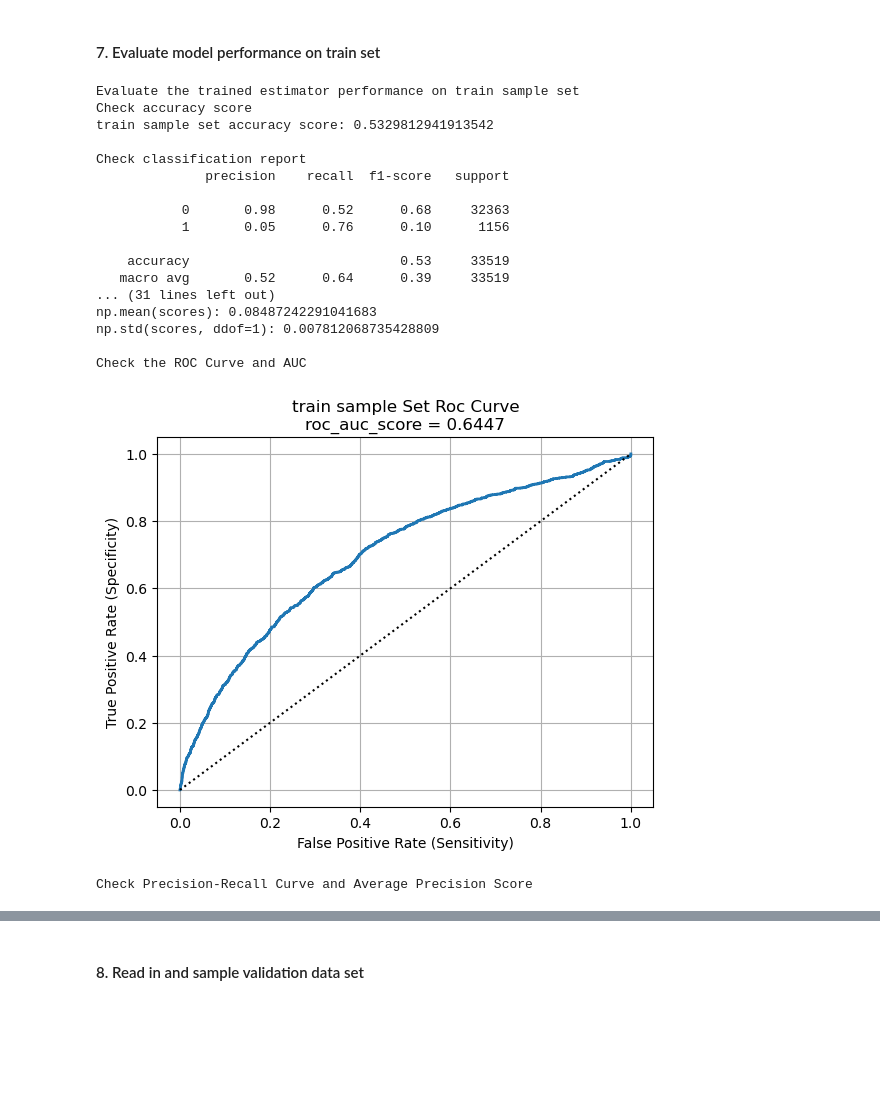
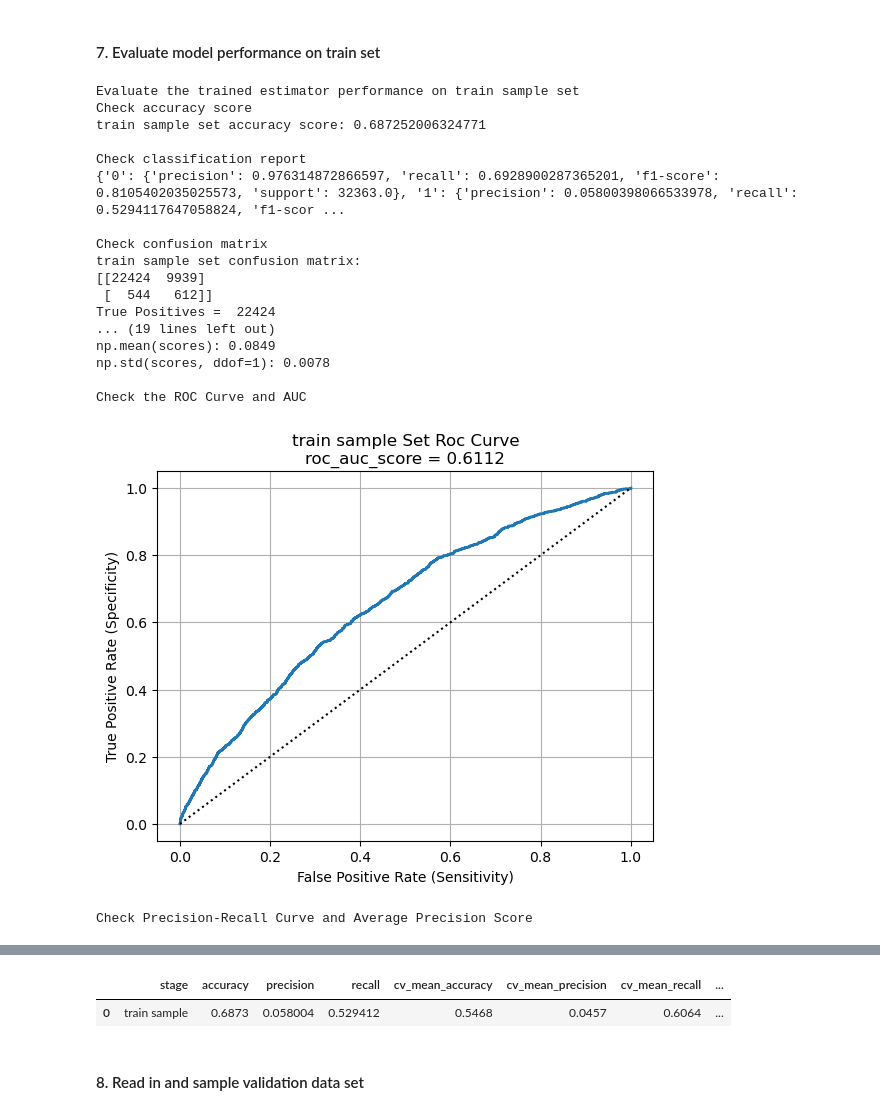
Before and after one commit to LiyangSong/Advertisement-CTR-Prediction, a Jupyter notebook: jupyter/model_exp_sgd.ipynb, the cells around one changed output, grey strips where cells are left out. Saved outputs shown, nothing was run; the diff lists cells and outputs as text; code cells hidden in the pictures; blank space fills up the shorter version.

```diff
--- a/jupyter/model_exp_sgd.ipynb
+++ b/jupyter/model_exp_sgd.ipynb
@@ -30,7 +31,7 @@ PERMUTATION_IMPORTANCE_RANDOM_STATE = 0
 
 ATTRS_TO_DROP = ['uid', 'app_score', 'his_on_shelf_time', 'task_id', 'spread_app_id', 'tags', 'dev_id']
 
-CVS_SCORING_LIST = ['accuracy', 'precision', 'recall', 'recall', 'f1']
+CVS_SCORING_LIST = ['accuracy', 'precision', 'recall', 'f1']
 PERMUTATION_SCORING_LIST = ['average_precision', 'roc_auc']
 PERM_DROP_THRESHOLD_PERCENT = 0.2
 # %% [markdown]
@@ -173,24 +174,25 @@ Pipeline(steps=[('preprocessor',
 # %% [markdown]
 #### 7. Evaluate model performance on train set
 # %%
-bin_class_utils.eval_class(train_cap_x_df, train_y_df, composite_estimator, "train sample", CVS_SCORING_LIST)
+eval_train_results = bin_class_utils.eval_class(train_cap_x_df, train_y_df, composite_estimator, "train sample", CVS_SCORING_LIST)
+eval_train_results
 # %% [output]
 Evaluate the trained estimator performance on train sample set
 Check accuracy score
-train sample set accuracy score: 0.5329812941913542
+train sample set accuracy score: 0.687252006324771
 
 Check classification report
-              precision    recall  f1-score   support
+{'0': {'precision': 0.976314872866597, 'recall': 0.6928900287365201, 'f1-score': 0.8105402035025573, 'support': 32363.0}, '1': {'precision': 0.05800398066533978, 'recall': 0.5294117647058824, 'f1-scor ...
 
-           0       0.98      0.52      0.68     32363
-           1       0.05      0.76      0.10      1156
-
-    accuracy                           0.53     33519
-   macro avg       0.52      0.64      0.39     33519
-... (31 lines left out)
-np.mean(scores): 0.08487242291041683
-np.std(scores, ddof=1): 0.007812068735428809
+Check confusion matrix
+train sample set confusion matrix:
+[[22424  9939]
+ [  544   612]]
+True Positives =  22424
+... (19 lines left out)
+np.mean(scores): 0.0849
+np.std(scores, ddof=1): 0.0078
 
 Check the ROC Curve and AUC
-[figure, old version]
+[figure, new version]
 Check Precision-Recall Curve and Average Precision Score
@@ -198,3 +200,5 @@ Check Precision-Recall Curve and Average Precision Score
+|  | stage | accuracy | precision | recall | cv_mean_accuracy | cv_mean_precision | cv_mean_recall | ... |
+| 0 | train sample | 0.6873 | 0.058004 | 0.529412 | 0.5468 | 0.0457 | 0.6064 | ... |
 # %% [markdown]
 #### 8. Read in and sample validation data set
 # %%
```
Also changed, not shown: parts of 13 cells of this notebook, 5 other files.
